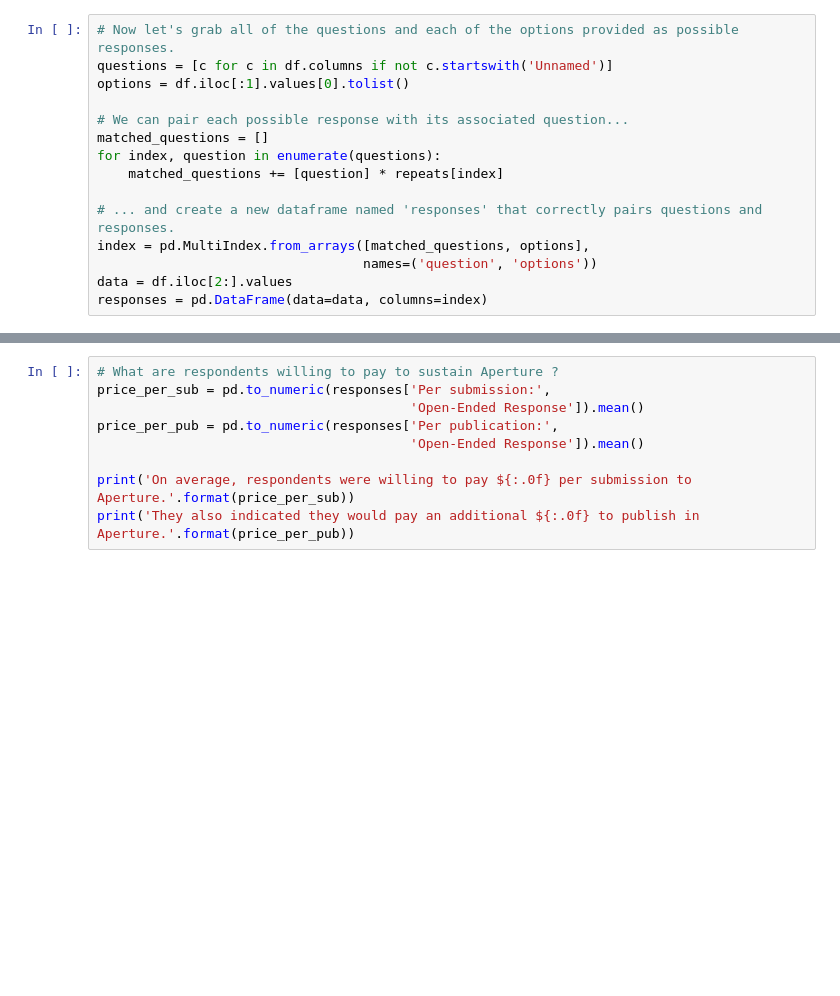
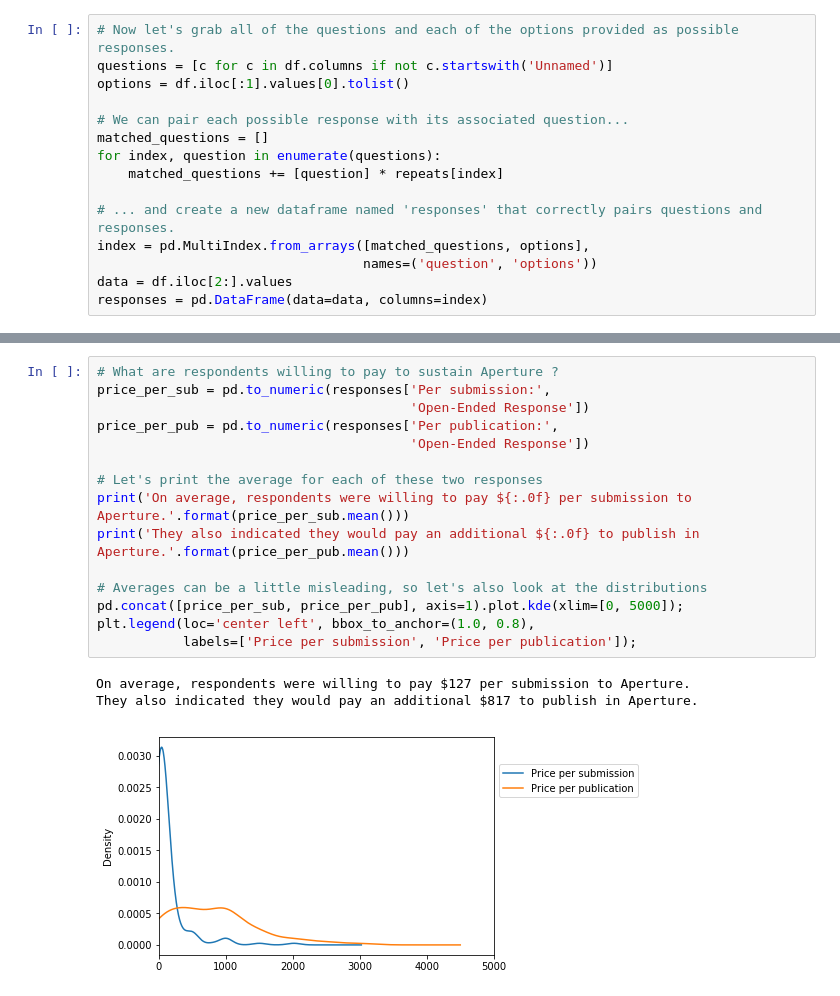
Before and after one commit to emdupre/aperture_survey, a Jupyter notebook: aperture_survey_blog.ipynb, the cells around one changed output, grey strips where cells are left out. Saved outputs shown, nothing was run; the diff lists cells and outputs as text; blank space fills up the shorter version.

```diff
--- a/aperture_survey_blog.ipynb
+++ b/aperture_survey_blog.ipynb
@@ -39,9 +68,19 @@ responses['Should OHBM have an official publishing platform?',
 # %%
 # What are respondents willing to pay to sustain Aperture ?
 price_per_sub = pd.to_numeric(responses['Per submission:',
-                                        'Open-Ended Response']).mean()
+                                        'Open-Ended Response'])
 price_per_pub = pd.to_numeric(responses['Per publication:',
-                                        'Open-Ended Response']).mean()
+                                        'Open-Ended Response'])
 
-print('On average, respondents were willing to pay ${:.0f} per submission to Aperture.'.format(price_per_sub))
-print('They also indicated they would pay an additional ${:.0f} to publish in Aperture.'.format(price_per_pub))
+# Let's print the average for each of these two responses
+print('On average, respondents were willing to pay ${:.0f} per submission to Aperture.'.format(price_per_sub.mean()))
+print('They also indicated they would pay an additional ${:.0f} to publish in Aperture.'.format(price_per_pub.mean()))
+
+# Averages can be a little misleading, so let's also look at the distributions
+pd.concat([price_per_sub, price_per_pub], axis=1).plot.kde(xlim=[0, 5000]);
+plt.legend(loc='center left', bbox_to_anchor=(1.0, 0.8),
+           labels=['Price per submission', 'Price per publication']);
+# %% [output]
+On average, respondents were willing to pay $127 per submission to Aperture.
+They also indicated they would pay an additional $817 to publish in Aperture.
+[figure, added]
```
Also changed, not shown: parts of 5 cells of this notebook.
